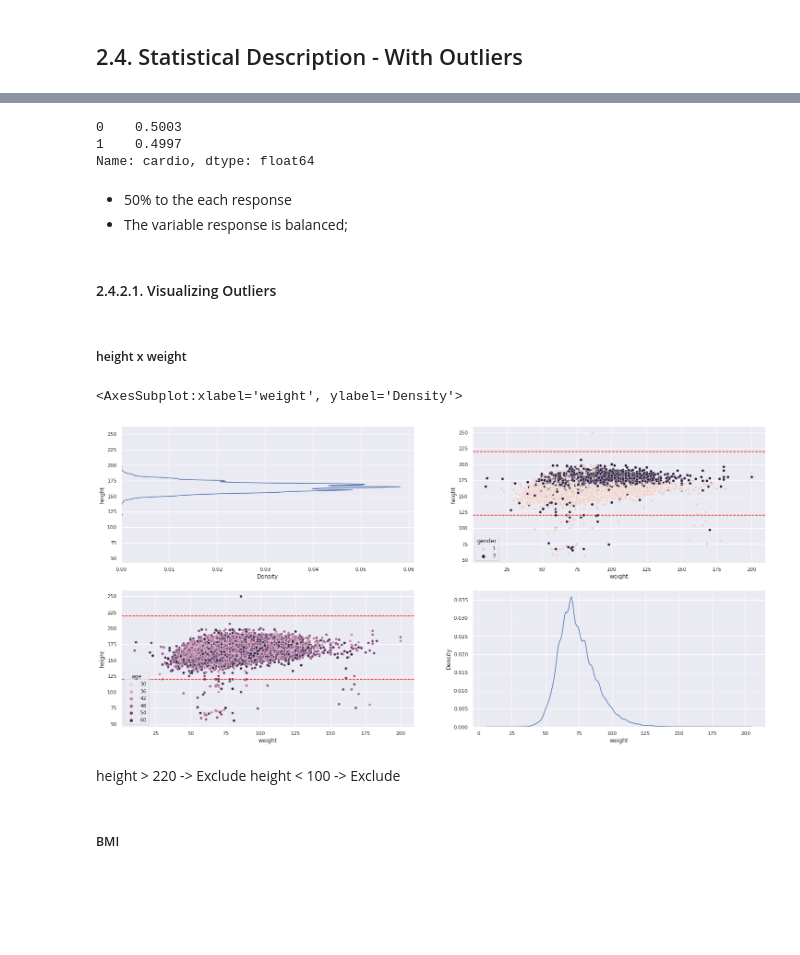
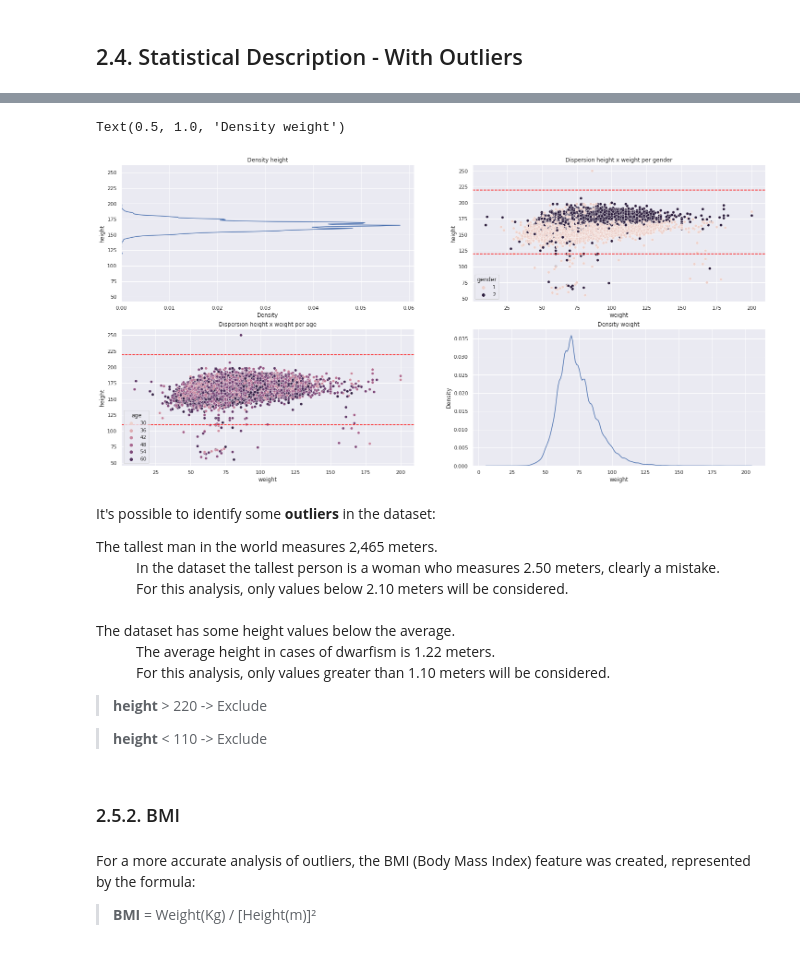
Before and after one commit to tadeucbm/cardio_catch_diseases, a Jupyter notebook: cardio_catch_diseases.ipynb, the cells around one changed output, grey strips where cells are left out. Cells and saved outputs as stored; diff of their text form; code cells hidden in the pictures; blank space fills up the shorter version.

```diff
--- a/cardio_catch_diseases.ipynb
+++ b/cardio_catch_diseases.ipynb
@@ -145,39 +191,44 @@ bar = sns.countplot(data=df2, x='cardio', saturation=0.75)
-# %%
-print(df2['cardio'].value_counts(normalize=True))
-# %% [output]
-0    0.5003
-1    0.4997
-Name: cardio, dtype: float64
-# %% [markdown]
-* 50% to the each response
-* The variable response is balanced;
-# %% [markdown]
-#### 2.4.2.1. Visualizing Outliers
-# %% [markdown]
-##### height x weight
 # %%
 plt.subplot(2, 2, 1)
 sns.kdeplot(y='height', data=df2)
+plt.title('Density height')
 
 plt.subplot(2, 2, 2)
 sns.scatterplot(x='weight', y='height', hue='gender', data=df2)
 plt.axhline(y=220, color='red', linestyle='--')
 plt.axhline(y=120, color='red', linestyle='--')
+plt.title('Dispersion height x weight per gender')
 
 
 plt.subplot(2, 2, 3)
 sns.scatterplot(x='weight', y='height', hue='age', data=df2)
 plt.axhline(y=220, color='red', linestyle='--')
-plt.axhline(y=120, color='red', linestyle='--')
+plt.axhline(y=110, color='red', linestyle='--')
+plt.title('Dispersion height x weight per age')
 
 plt.subplot(2, 2, 4)
 sns.kdeplot(x='weight', data=df2)
+plt.title('Density weight')
 # %% [output]
-<AxesSubplot:xlabel='weight', ylabel='Density'>
+Text(0.5, 1.0, 'Density weight')
-[figure, old version]
+[figure, new version]
-# %% [markdown]
-height > 220 -> Exclude
-height < 100 -> Exclude
+# %% [markdown]
+It's possible to identify some **outliers** in the dataset:
+
+
+<dl>
+  <dt>The tallest man in the world measures 2,465 meters.</dt>
+  <dd>In the dataset the tallest person is a woman who measures 2.50 meters, clearly a mistake. </dd>
+  <dd>For this analysis, only values below 2.10 meters will be considered.</dd>
+&nbsp;
+  <dt>The dataset has some height values below the average.</dt>
+  <dd>The average height in cases of dwarfism is 1.22 meters.</dd>
+   <dd>For this analysis, only values greater than 1.10 meters will be considered.</dd>
+</dl>
+
+>**height** > 220 -> Exclude
+
+>**height** < 110 -> Exclude
 # %%
 out_h_tall = df2[df2['height'] >= 220]
 out_h_short = df2[df2['height'] <= 120]
@@ -185,6 +236,10 @@ out_h_short = df2[df2['height'] <= 120]
 df2 = df2.drop(out_h_tall.index, axis=0).copy()
 df2 = df2.drop(out_h_short.index, axis=0).copy()
 # %% [markdown]
-##### BMI
+### 2.5.2. BMI
+# %% [markdown]
+For a more accurate analysis of outliers, the BMI (Body Mass Index) feature was created, represented by the formula:
+
+> **BMI** = Weight(Kg) / [Height(m)]²
 # %%
 df2['bmi'] = df2['weight'] / (df2['height']/100)**2
```
Also changed, not shown: parts of 54 cells of this notebook.
